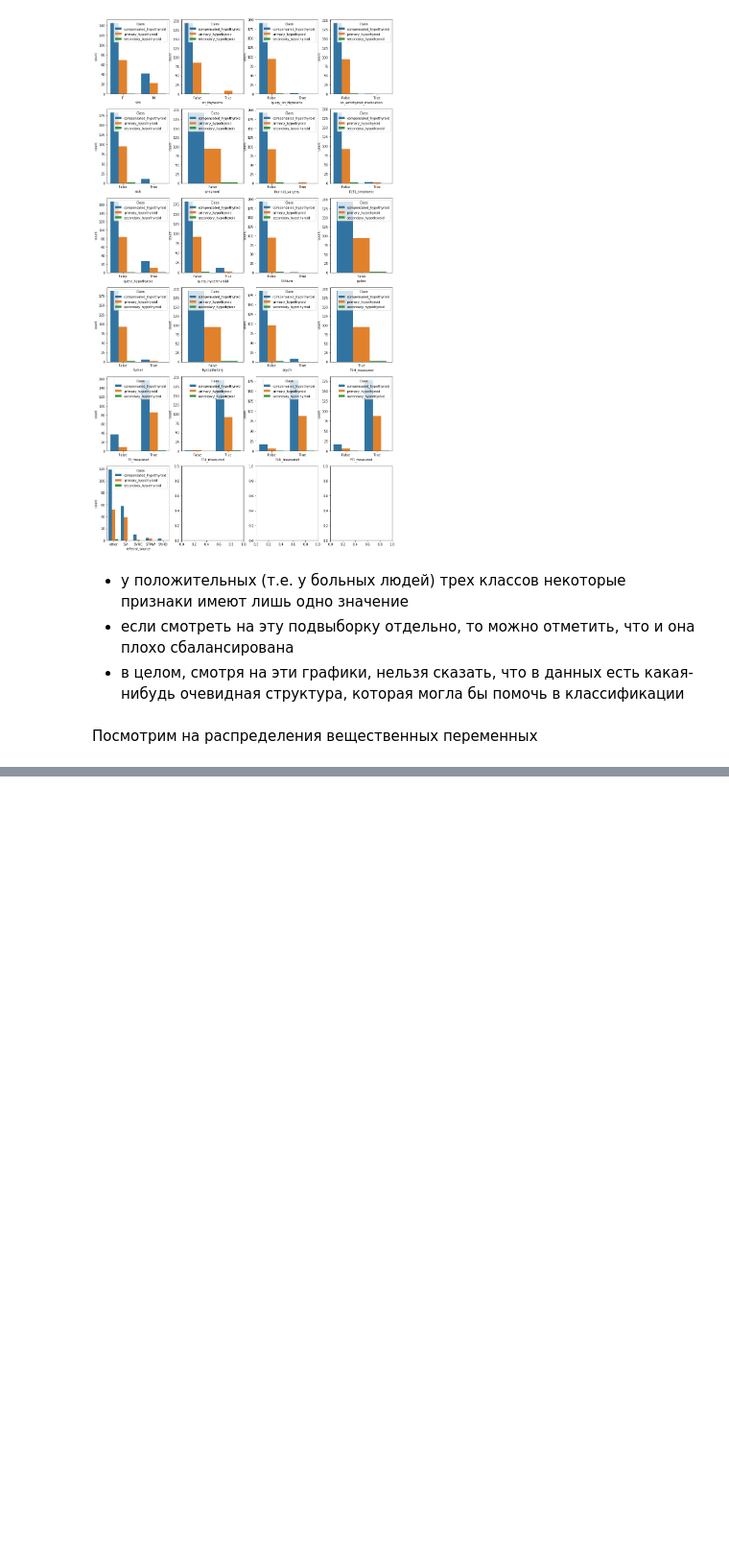
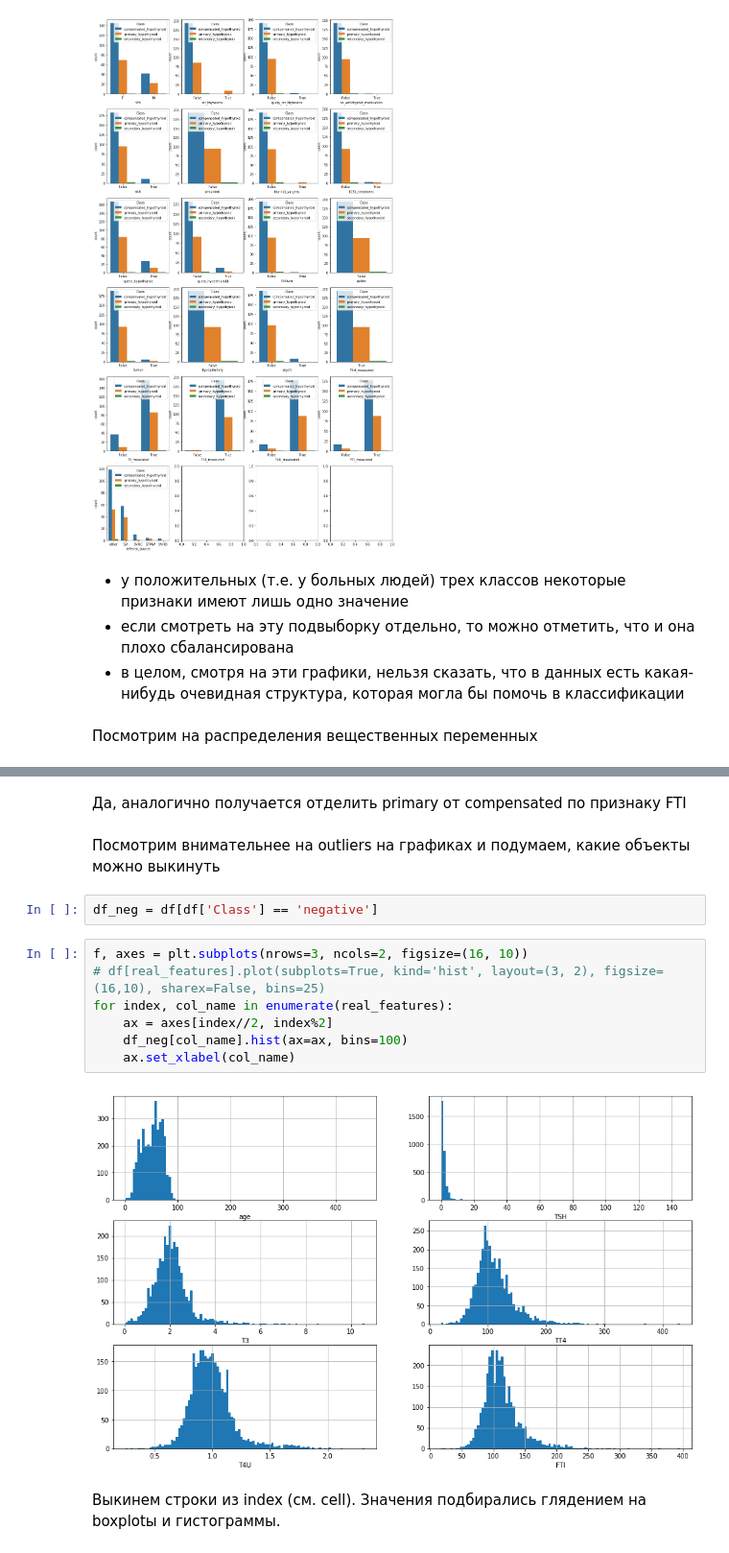
Before and after one commit to majestic905/yet-another-repo, a Jupyter notebook: 03_classification/03_classification.ipynb, the cells around one changed output, grey strips where cells are left out. Shown: that part at 96% size. Drawn from its saved outputs; the diff is of its cells as text; blank space fills up the shorter version.

```diff
--- a/03_classification/03_classification.ipynb
+++ b/03_classification/03_classification.ipynb
@@ -212,0 +152,17 @@ from sklearn.pipeline import Pipeline
+# %% [markdown]
+Да, аналогично получается отделить primary от compensated по признаку FTI
+# %% [markdown]
+Посмотрим внимательнее на outliers на графиках и подумаем, какие объекты можно выкинуть
+# %%
+df_neg = df[df['Class'] == 'negative']
+# %%
+f, axes = plt.subplots(nrows=3, ncols=2, figsize=(16, 10))
+# df[real_features].plot(subplots=True, kind='hist', layout=(3, 2), figsize=(16,10), sharex=False, bins=25)
+for index, col_name in enumerate(real_features):
+    ax = axes[index//2, index%2]
+    df_neg[col_name].hist(ax=ax, bins=100)
+    ax.set_xlabel(col_name)
+# %% [output]
+[figure, added]
+# %% [markdown]
+Выкинем строки из index (см. cell). Значения подбирались глядением на boxplotы и гистограммы.
```
Also changed, not shown: parts of 56 cells of this notebook.
